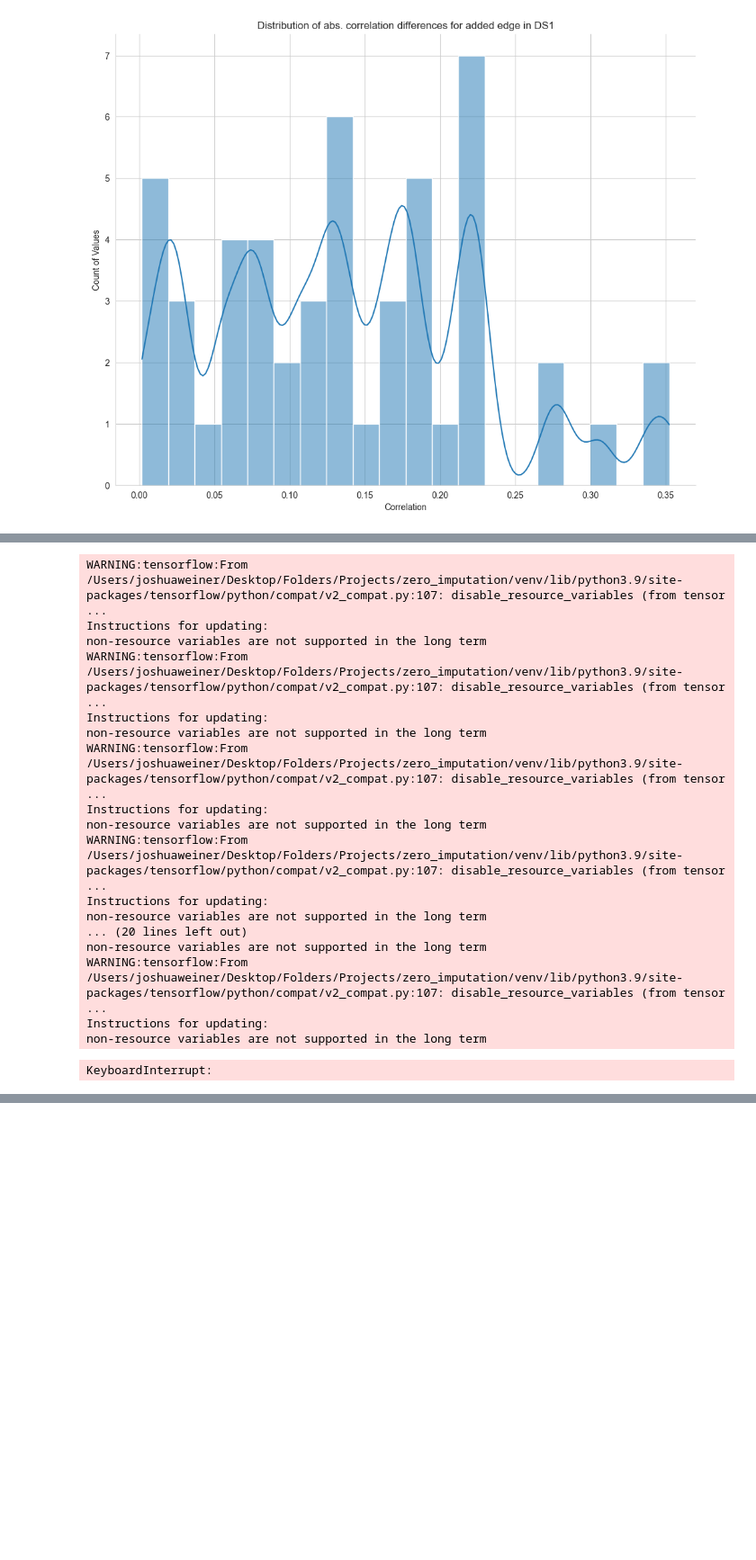
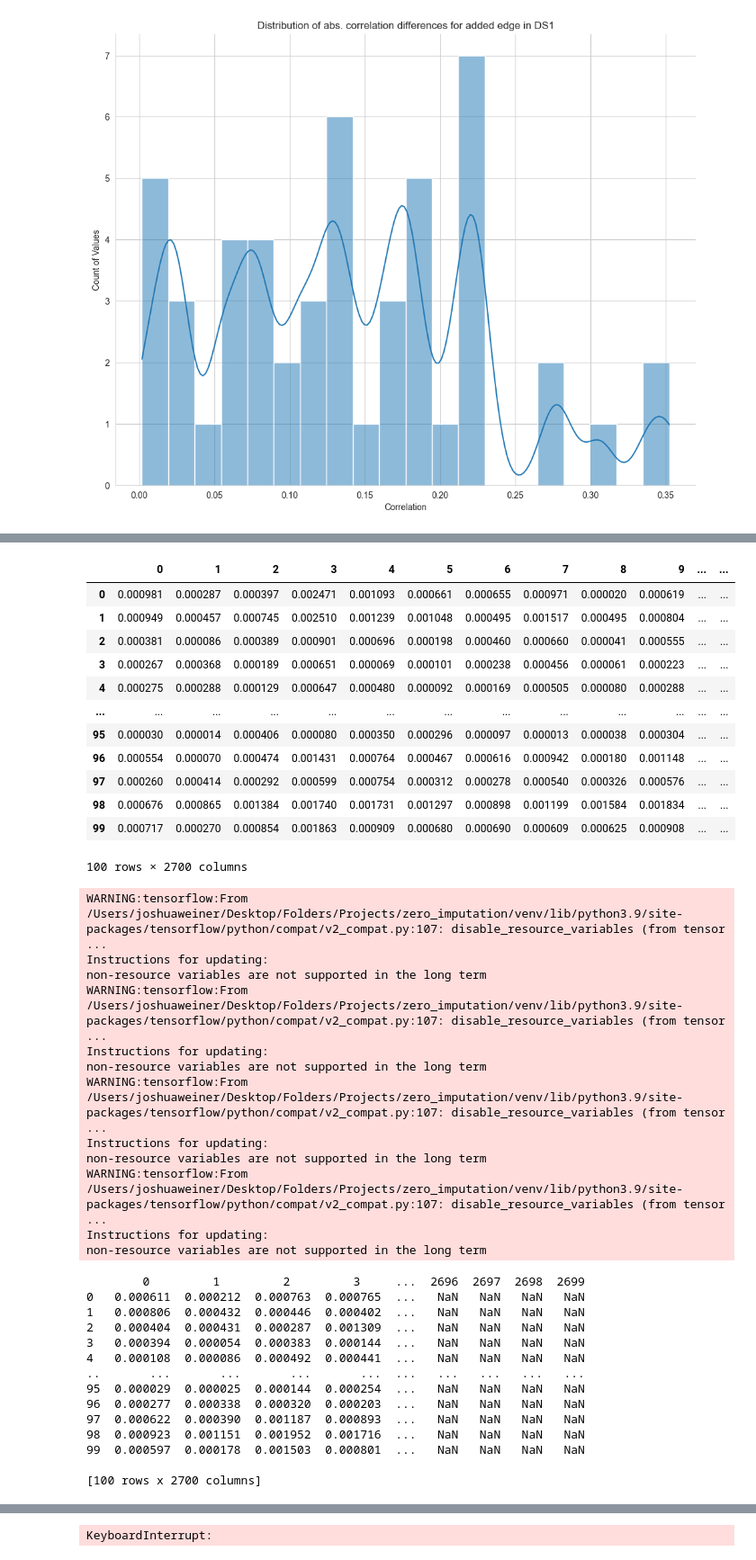
Before and after one commit to ankitbha/dfdl_imputation, a Jupyter notebook: pearson_tests.ipynb, the cells around one changed output, grey strips where cells are left out. Shown at 90% size. Cells and saved outputs as stored; diff of their text form; code cells hidden in the pictures; blank space fills up the shorter version.

```diff
--- a/pearson_tests.ipynb
+++ b/pearson_tests.ipynb
@@ -430,7 +427,7 @@ from time import time
 import concurrent
 from concurrent.futures import ProcessPoolExecutor
 
-def new_expected_value_experiment(dataset_id, last_iteration=0, fixed_edge=False, add_edge=True, multiple_edges=False, clean='clean'):
+def new_expected_value_experiment(dataset_id, last_iteration=0, fixed_edge=False, add_edge=True, multiple_edges=False, clean='clean', normalize=False):
     #print("Running edge finding experiment")
     gt_file = None
     if dataset_id == 1:
@@ -470,6 +467,12 @@ def new_expected_value_experiment(dataset_id, last_iteration=0, fixed_edge=False
 
     run_sergio(target_file, regs_path, dataset_id, file_extension='')
 
+    if normalize:
+        clean_df = pd.DataFrame(np.load(os.path.join(load_dir, f"DS6_clean.npy")))
+        total_counts = clean_df.sum(axis=0)
+        normalized_df = clean_df.divide(total_counts, axis='columns') #* 1e6 # counts per million?
+        np.save(os.path.join(load_dir, f"DS6_clean.npy"), normalized_df.to_numpy())
+
     with ProcessPoolExecutor(max_workers=4) as executor:
         futures = []
         for iteration in range(last_iteration, 51):
@@ -477,7 +480,7 @@ def new_expected_value_experiment(dataset_id, last_iteration=0, fixed_edge=False
             file_extension = f"_iter{iteration}"
             # Get number of genes to choose a target
             if iteration != 0:
-                futures.append(executor.submit(new_mean_process_iteration, iteration, target_file, regs_path, master_regs, load_dir, add_edge, multiple_edges, imp_dir, dataset_id, file_extension, clean))
+                futures.append(executor.submit(new_mean_process_iteration, iteration, target_file, regs_path, master_regs, load_dir, add_edge, multiple_edges, imp_dir, dataset_id, file_extension, clean, normalize))
 
         iter = 0
         chosen_pairs = []
@@ -511,25 +514,46 @@ def new_expected_value_experiment(dataset_id, last_iteration=0, fixed_edge=False
         chosen_pair_df = pd.DataFrame(chosen_pairs)
         chosen_pair_df.to_csv(chosen_pair_filename, index=False)
 # %%
-new_expected_value_experiment(dataset_id=1, last_iteration=0, fixed_edge=False, add_edge=True, multiple_edges=True, clean='clean')
-new_expected_value_experiment(dataset_id=2, last_iteration=0, fixed_edge=False, add_edge=True, multiple_edges=True, clean='clean')
-new_expected_value_experiment(dataset_id=3, last_iteration=0, fixed_edge=False, add_edge=True, multiple_edges=True, clean='clean')
+new_expected_value_experiment(dataset_id=1, last_iteration=0, fixed_edge=False, add_edge=True, multiple_edges=False, clean='clean', normalize=True)
+new_expected_value_experiment(dataset_id=2, last_iteration=0, fixed_edge=False, add_edge=True, multiple_edges=False, clean='clean', normalize=True)
+new_expected_value_experiment(dataset_id=3, last_iteration=0, fixed_edge=False, add_edge=True, multiple_edges=False, clean='clean', normalize=True)
 # %% [output]
+|  | 0 | 1 | 2 | 3 | 4 | 5 | 6 | 7 | 8 | 9 | ... | ... |
+| 0 | 0.000981 | 0.000287 | 0.000397 | 0.002471 | 0.001093 | 0.000661 | 0.000655 | 0.000971 | 0.000020 | 0.000619 | ... | ... |
+| 1 | 0.000949 | 0.000457 | 0.000745 | 0.002510 | 0.001239 | 0.001048 | 0.000495 | 0.001517 | 0.000495 | 0.000804 | ... | ... |
+| 2 | 0.000381 | 0.000086 | 0.000389 | 0.000901 | 0.000696 | 0.000198 | 0.000460 | 0.000660 | 0.000041 | 0.000555 | ... | ... |
+| 3 | 0.000267 | 0.000368 | 0.000189 | 0.000651 | 0.000069 | 0.000101 | 0.000238 | 0.000456 | 0.000061 | 0.000223 | ... | ... |
+| 4 | 0.000275 | 0.000288 | 0.000129 | 0.000647 | 0.000480 | 0.000092 | 0.000169 | 0.000505 | 0.000080 | 0.000288 | ... | ... |
+| ... | ... | ... | ... | ... | ... | ... | ... | ... | ... | ... | ... | ... |
+| 95 | 0.000030 | 0.000014 | 0.000406 | 0.000080 | 0.000350 | 0.000296 | 0.000097 | 0.000013 | 0.000038 | 0.000304 | ... | ... |
+| 96 | 0.000554 | 0.000070 | 0.000474 | 0.001431 | 0.000764 | 0.000467 | 0.000616 | 0.000942 | 0.000180 | 0.001148 | ... | ... |
+| 97 | 0.000260 | 0.000414 | 0.000292 | 0.000599 | 0.000754 | 0.000312 | 0.000278 | 0.000540 | 0.000326 | 0.000576 | ... | ... |
+| 98 | 0.000676 | 0.000865 | 0.001384 | 0.001740 | 0.001731 | 0.001297 | 0.000898 | 0.001199 | 0.001584 | 0.001834 | ... | ... |
+| 99 | 0.000717 | 0.000270 | 0.000854 | 0.001863 | 0.000909 | 0.000680 | 0.000690 | 0.000609 | 0.000625 | 0.000908 | ... | ... |
-WARNING:tensorflow:From /Users/joshuaweiner/Desktop/Folders/Projects/zero_imputation/venv/lib/python3.9/site-packages/tensorflow/python/compat/v2_compat.py:107: disable_resource_variables (from tensor ...
-Instructions for updating:
-non-resource variables are not supported in the long term
-WARNING:tensorflow:From /Users/joshuaweiner/Desktop/Folders/Projects/zero_imputation/venv/lib/python3.9/site-packages/tensorflow/python/compat/v2_compat.py:107: disable_resource_variables (from tensor ...
-Instructions for updating:
-non-resource variables are not supported in the long term
-WARNING:tensorflow:From /Users/joshuaweiner/Desktop/Folders/Projects/zero_imputation/venv/lib/python3.9/site-packages/tensorflow/python/compat/v2_compat.py:107: disable_resource_variables (from tensor ...
-Instructions for updating:
-non-resource variables are not supported in the long term
-WARNING:tensorflow:From /Users/joshuaweiner/Desktop/Folders/Projects/zero_imputation/venv/lib/python3.9/site-packages/tensorflow/python/compat/v2_compat.py:107: disable_resource_variables (from tensor ...
-Instructions for updating:
-non-resource variables are not supported in the long term
-... (20 lines left out)
-non-resource variables are not supported in the long term
-WARNING:tensorflow:From /Users/joshuaweiner/Desktop/Folders/Projects/zero_imputation/venv/lib/python3.9/site-packages/tensorflow/python/compat/v2_compat.py:107: disable_resource_variables (from tensor ...
-Instructions for updating:
-non-resource variables are not supported in the long term
+100 rows × 2700 columns
-KeyboardInterrupt:
+WARNING:tensorflow:From /Users/joshuaweiner/Desktop/Folders/Projects/zero_imputation/venv/lib/python3.9/site-packages/tensorflow/python/compat/v2_compat.py:107: disable_resource_variables (from tensor ...
+Instructions for updating:
+non-resource variables are not supported in the long term
+WARNING:tensorflow:From /Users/joshuaweiner/Desktop/Folders/Projects/zero_imputation/venv/lib/python3.9/site-packages/tensorflow/python/compat/v2_compat.py:107: disable_resource_variables (from tensor ...
+Instructions for updating:
+non-resource variables are not supported in the long term
+WARNING:tensorflow:From /Users/joshuaweiner/Desktop/Folders/Projects/zero_imputation/venv/lib/python3.9/site-packages/tensorflow/python/compat/v2_compat.py:107: disable_resource_variables (from tensor ...
+Instructions for updating:
+non-resource variables are not supported in the long term
+WARNING:tensorflow:From /Users/joshuaweiner/Desktop/Folders/Projects/zero_imputation/venv/lib/python3.9/site-packages/tensorflow/python/compat/v2_compat.py:107: disable_resource_variables (from tensor ...
+Instructions for updating:
+non-resource variables are not supported in the long term
+        0         1         2         3     ...  2696  2697  2698  2699
+0   0.000611  0.000212  0.000763  0.000765  ...   NaN   NaN   NaN   NaN
+1   0.000806  0.000432  0.000446  0.000402  ...   NaN   NaN   NaN   NaN
+2   0.000404  0.000431  0.000287  0.001309  ...   NaN   NaN   NaN   NaN
+3   0.000394  0.000054  0.000383  0.000144  ...   NaN   NaN   NaN   NaN
+4   0.000108  0.000086  0.000492  0.000441  ...   NaN   NaN   NaN   NaN
+..       ...       ...       ...       ...  ...   ...   ...   ...   ...
+95  0.000029  0.000025  0.000144  0.000254  ...   NaN   NaN   NaN   NaN
+96  0.000277  0.000338  0.000320  0.000203  ...   NaN   NaN   NaN   NaN
+97  0.000622  0.000390  0.001187  0.000893  ...   NaN   NaN   NaN   NaN
+98  0.000923  0.001151  0.001952  0.001716  ...   NaN   NaN   NaN   NaN
+99  0.000597  0.000178  0.001503  0.000801  ...   NaN   NaN   NaN   NaN
+
+[100 rows x 2700 columns]
@@ -535,0 +577 @@ KeyboardInterrupt:
+KeyboardInterrupt:
```
Also changed, not shown: parts of 7 cells of this notebook, 3 other files.
